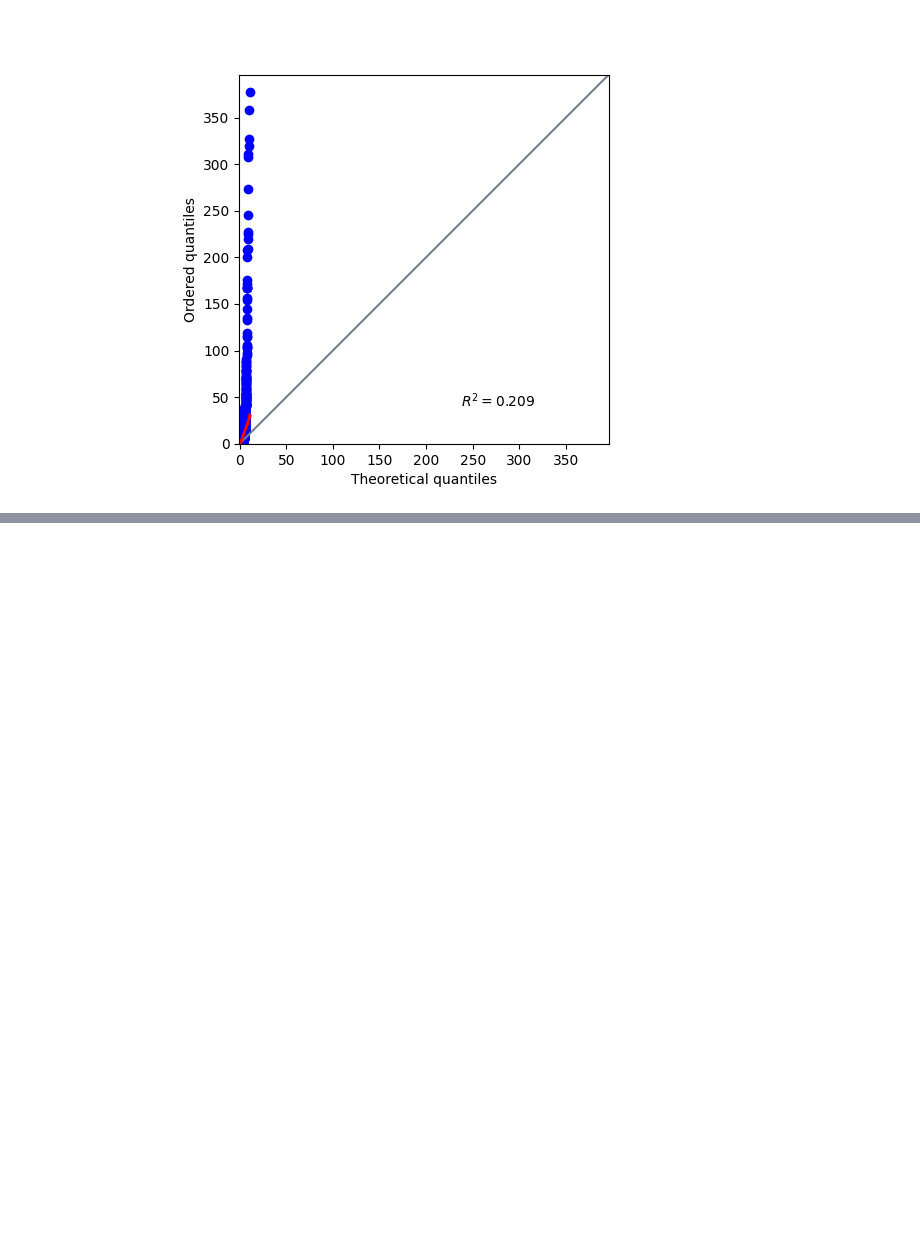
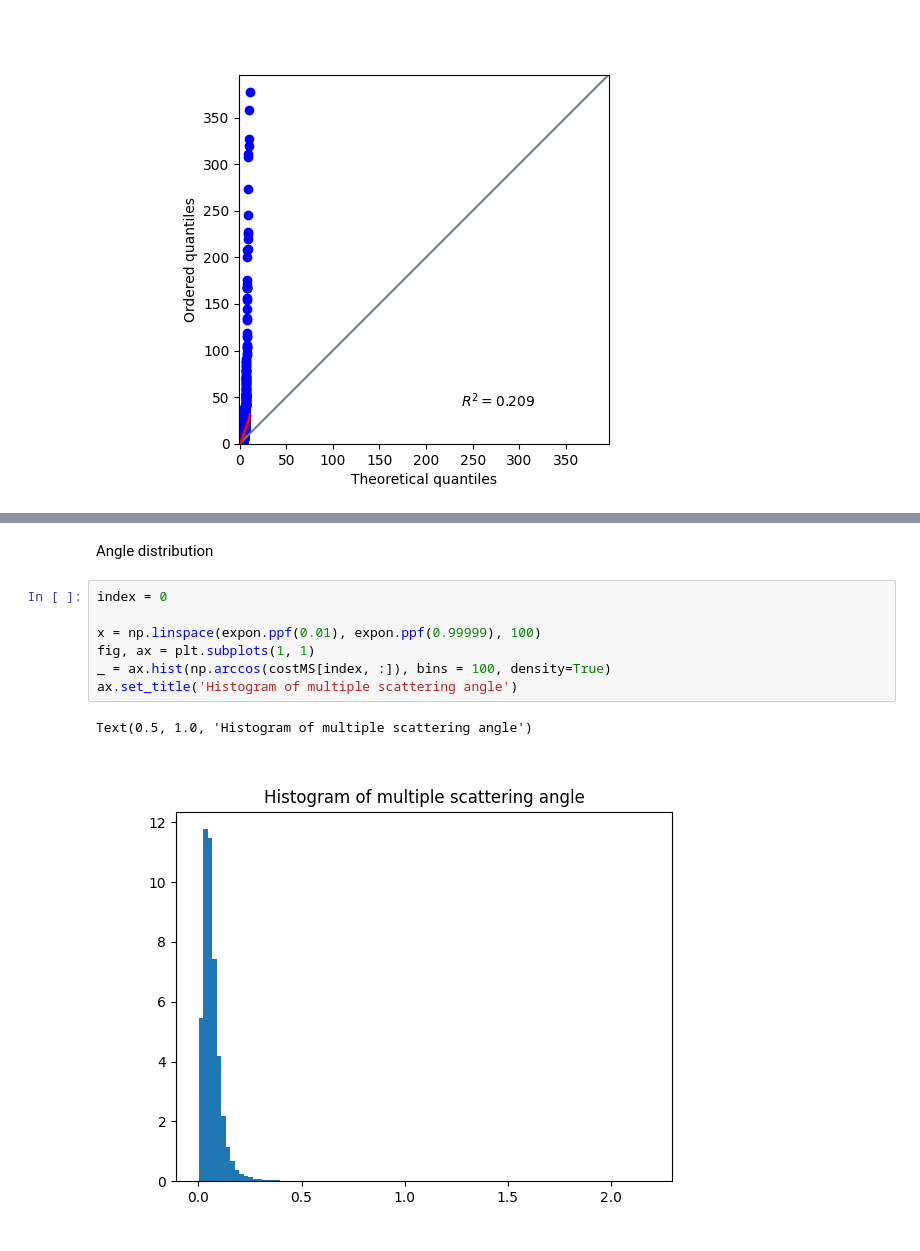
Before and after one commit to KlaasWillems/electronTransportCode, a Jupyter notebook: ms/velocityDist.ipynb, the cells around one changed output, grey strips where cells are left out. Saved outputs shown, nothing was run; the diff lists cells and outputs as text; blank space fills up the shorter version.

```diff
--- a/ms/velocityDist.ipynb
+++ b/ms/velocityDist.ipynb
@@ -133,0 +166,12 @@ ax = pg.qqplot(np.sort(1-costMS[index, :]), dist='expon', ax=ax)
+# %% [markdown]
+Angle distribution
+# %%
+index = 0
+
+x = np.linspace(expon.ppf(0.01), expon.ppf(0.99999), 100)
+fig, ax = plt.subplots(1, 1)
+_ = ax.hist(np.arccos(costMS[index, :]), bins = 100, density=True)
+ax.set_title('Histogram of multiple scattering angle')
+# %% [output]
+Text(0.5, 1.0, 'Histogram of multiple scattering angle')
+[figure, added]
```
Also changed, not shown: parts of 8 cells of this notebook.
